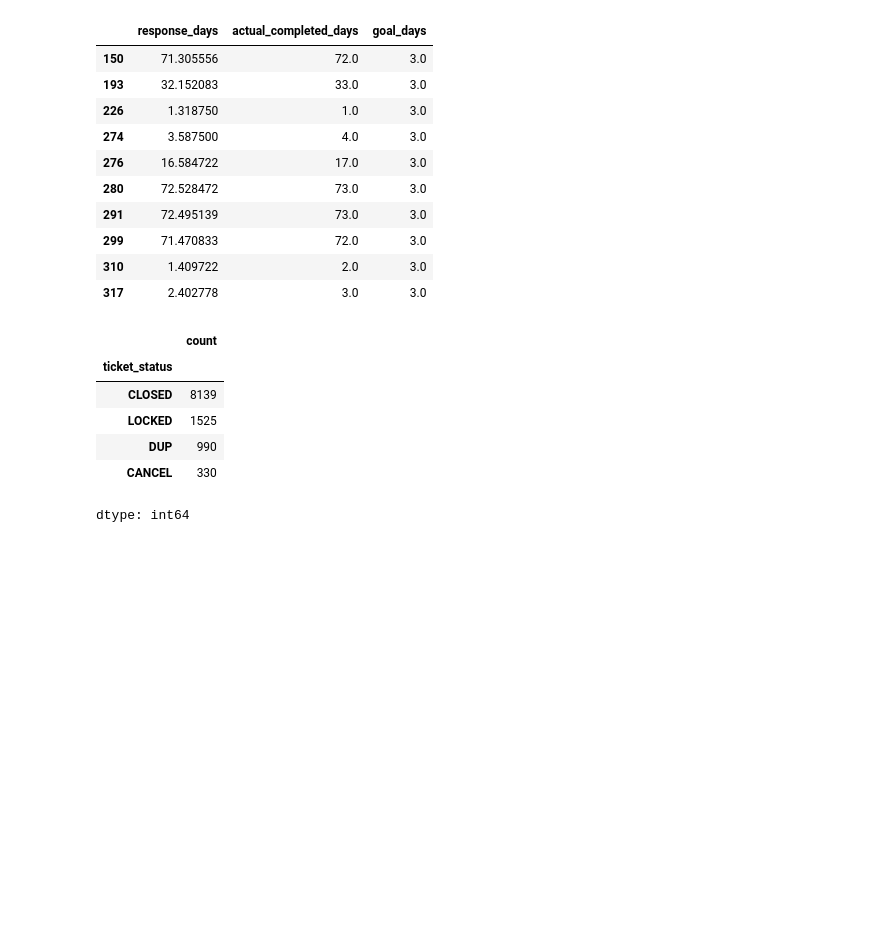
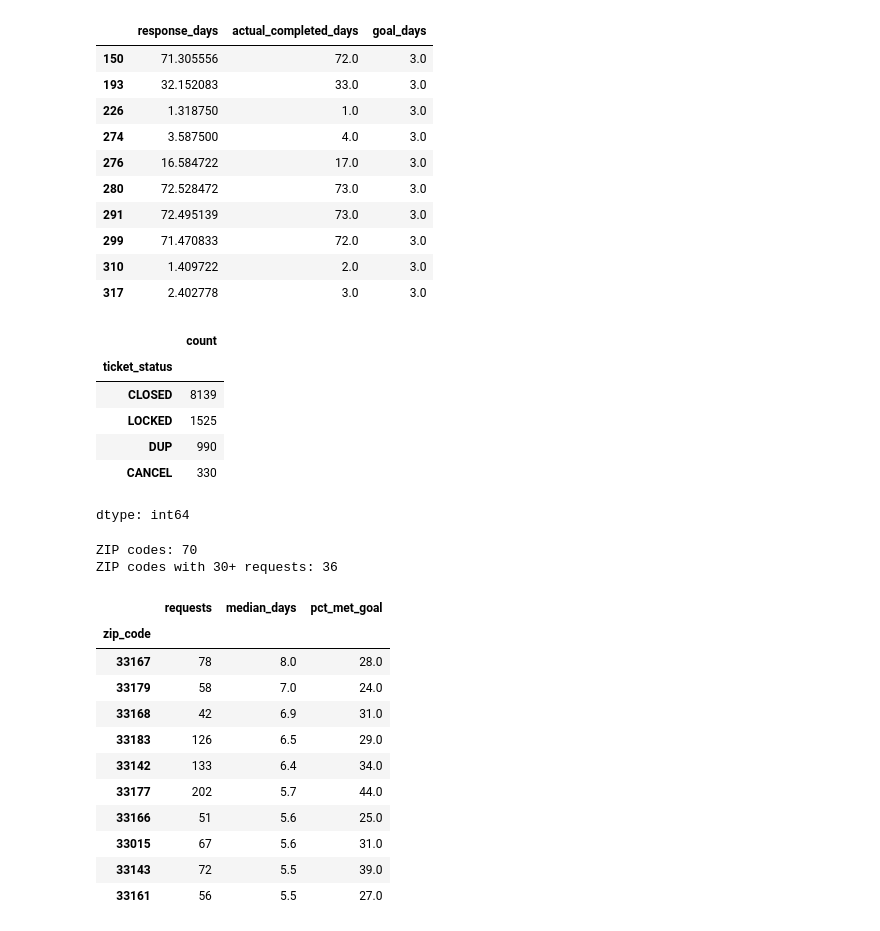
Before and after one commit to Crayon897/miami-dade-311-analysis, a Jupyter notebook: 311_analysis.ipynb, the cells around one changed output. Cells and saved outputs as stored; diff of their text form; code cells hidden in the pictures; blank space fills up the shorter version.

Commit message:
Compare pothole response times by ZIP code

```diff
--- a/311_analysis.ipynb
+++ b/311_analysis.ipynb
@@ -155,3 +155,36 @@ df[df['issue_type'] == 'POTHOLE']['ticket_status'].value_counts()
 | DUP | 990 |
 | CANCEL | 330 |
 dtype: int64
+# %%
+subset = subset.copy()
+subset['met_goal'] = subset['response_days'] <= subset['goal_days']
+
+by_zip = subset.groupby('zip_code').agg(
+    requests=('response_days', 'count'),
+    median_days=('response_days', 'median'),
+    pct_met_goal=('met_goal', 'mean'),
+)
+by_zip['median_days'] = by_zip['median_days'].round(1)
+by_zip['pct_met_goal'] = (by_zip['pct_met_goal'] * 100).round()
+
+print('ZIP codes:', len(by_zip))
+by_zip = by_zip[by_zip['requests'] >= 30]
+print('ZIP codes with 30+ requests:', len(by_zip))
+
+by_zip = by_zip.sort_values('median_days', ascending=False)
+by_zip.head(10)
+# %% [output]
+ZIP codes: 70
+ZIP codes with 30+ requests: 36
+|  | requests | median_days | pct_met_goal |
+| zip_code |  |  |  |
+| 33167 | 78 | 8.0 | 28.0 |
+| 33179 | 58 | 7.0 | 24.0 |
+| 33168 | 42 | 6.9 | 31.0 |
+| 33183 | 126 | 6.5 | 29.0 |
+| 33142 | 133 | 6.4 | 34.0 |
+| 33177 | 202 | 5.7 | 44.0 |
+| 33166 | 51 | 5.6 | 25.0 |
+| 33015 | 67 | 5.6 | 31.0 |
+| 33143 | 72 | 5.5 | 39.0 |
+| 33161 | 56 | 5.5 | 27.0 |
```
Also changed, not shown: parts of 3 cells of this notebook.
